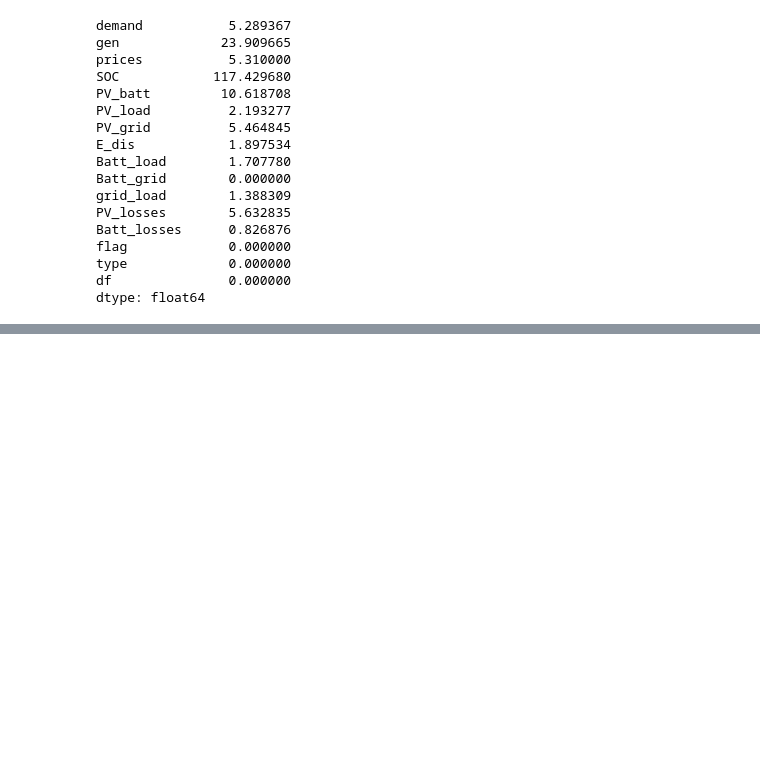
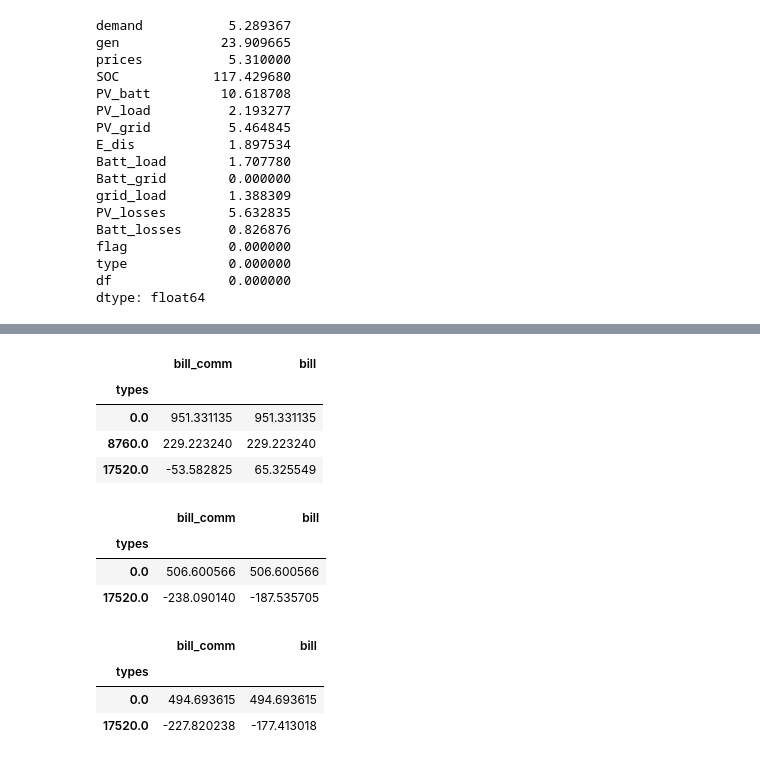
Before and after one commit to alefunxo/Solar_communities, a Jupyter notebook: Untitled.ipynb, the cells around one changed output, grey strips where cells are left out. Drawn from its saved outputs; the diff is of its cells as text; code cells hidden in the pictures; blank space fills up the shorter version.

```diff
--- a/Untitled.ipynb
+++ b/Untitled.ipynb
@@ -764,0 +814,22 @@ dtype: float64
+# %%
+df_25.groupby(df_25.types).median()
+# %% [output]
+|  | bill_comm | bill |
+| types |  |  |
+| 0.0 | 951.331135 | 951.331135 |
+| 8760.0 | 229.223240 | 229.223240 |
+| 17520.0 | -53.582825 | 65.325549 |
+# %%
+df_100.groupby(df_100.types).mean()
+# %% [output]
+|  | bill_comm | bill |
+| types |  |  |
+| 0.0 | 506.600566 | 506.600566 |
+| 17520.0 | -238.090140 | -187.535705 |
+# %%
+df_100.groupby(df_100.types).median()
+# %% [output]
+|  | bill_comm | bill |
+| types |  |  |
+| 0.0 | 494.693615 | 494.693615 |
+| 17520.0 | -227.820238 | -177.413018 |
```
Also changed, not shown: parts of 21 cells of this notebook, 1 other file.
